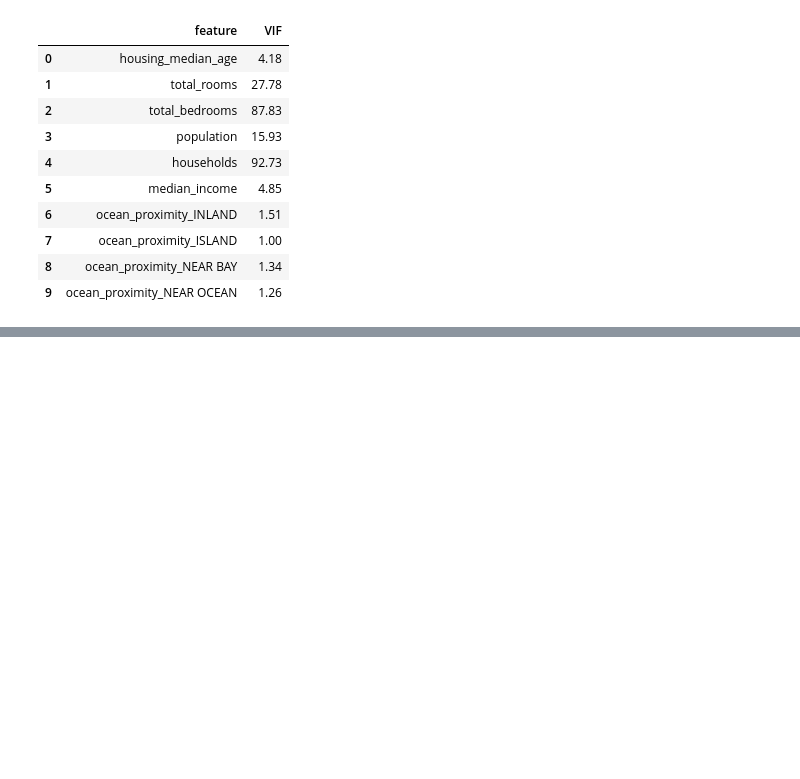
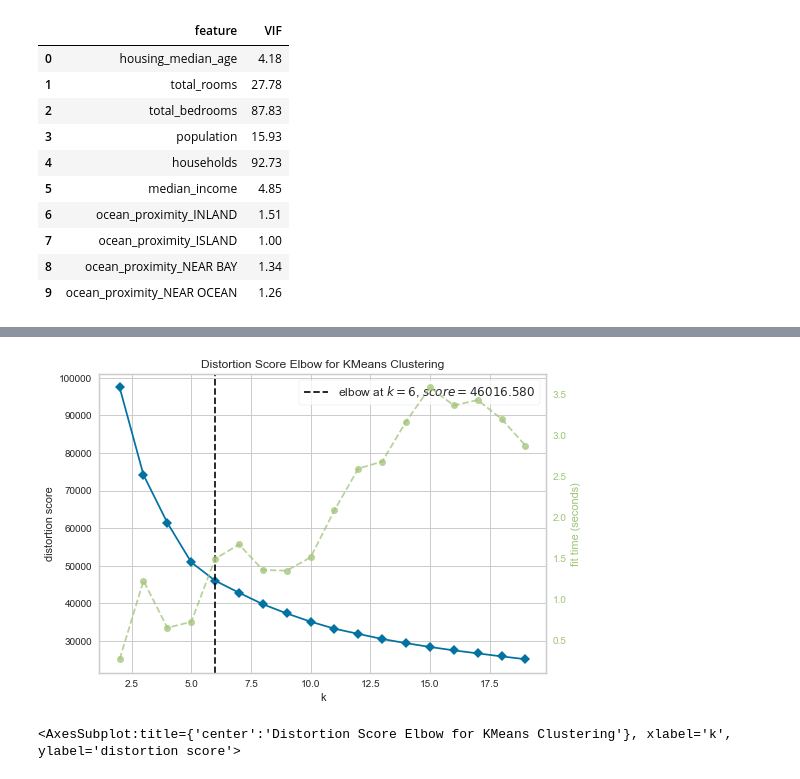
Before and after one commit to agucitri/DS-ONLINE-76, a Jupyter notebook: clase_repaso.ipynb, the cells around one changed output, grey strips where cells are left out. Cells and saved outputs as stored; diff of their text form; code cells hidden in the pictures; blank space fills up the shorter version.

```diff
--- a/clase_repaso.ipynb
+++ b/clase_repaso.ipynb
@@ -260,0 +263,7 @@ Podemos eliminar utilizando técnicas de selección de características:
+# %%
+imputer = KNNImputer()
+scaler = RobustScaler()
+
+X = imputer.fit_transform(housing[numerical_features])
+X = pd.DataFrame(scaler.fit_transform(X), columns=numerical_features)
+X.head()
@@ -260,0 +277,8 @@ Podemos eliminar utilizando técnicas de selección de características:
+# %%
+kmeans = KMeans(random_state=42)
+
+visualizer = KElbowVisualizer(estimator=kmeans, k=(2, 20)).fit(X)
+visualizer.show()
+# %% [output]
+[figure, added]
+<AxesSubplot:title={'center':'Distortion Score Elbow for KMeans Clustering'}, xlabel='k', ylabel='distortion score'>
```
Also changed, not shown: parts of 20 cells of this notebook.
